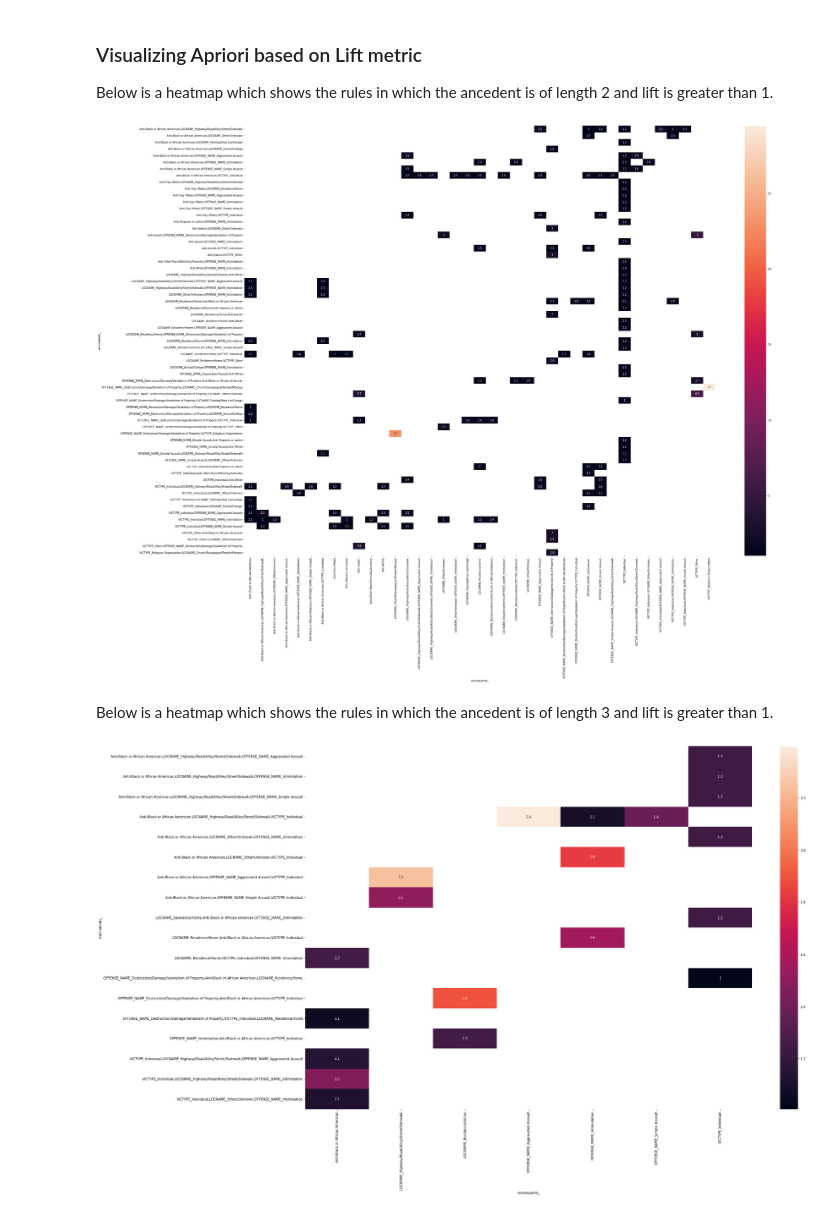
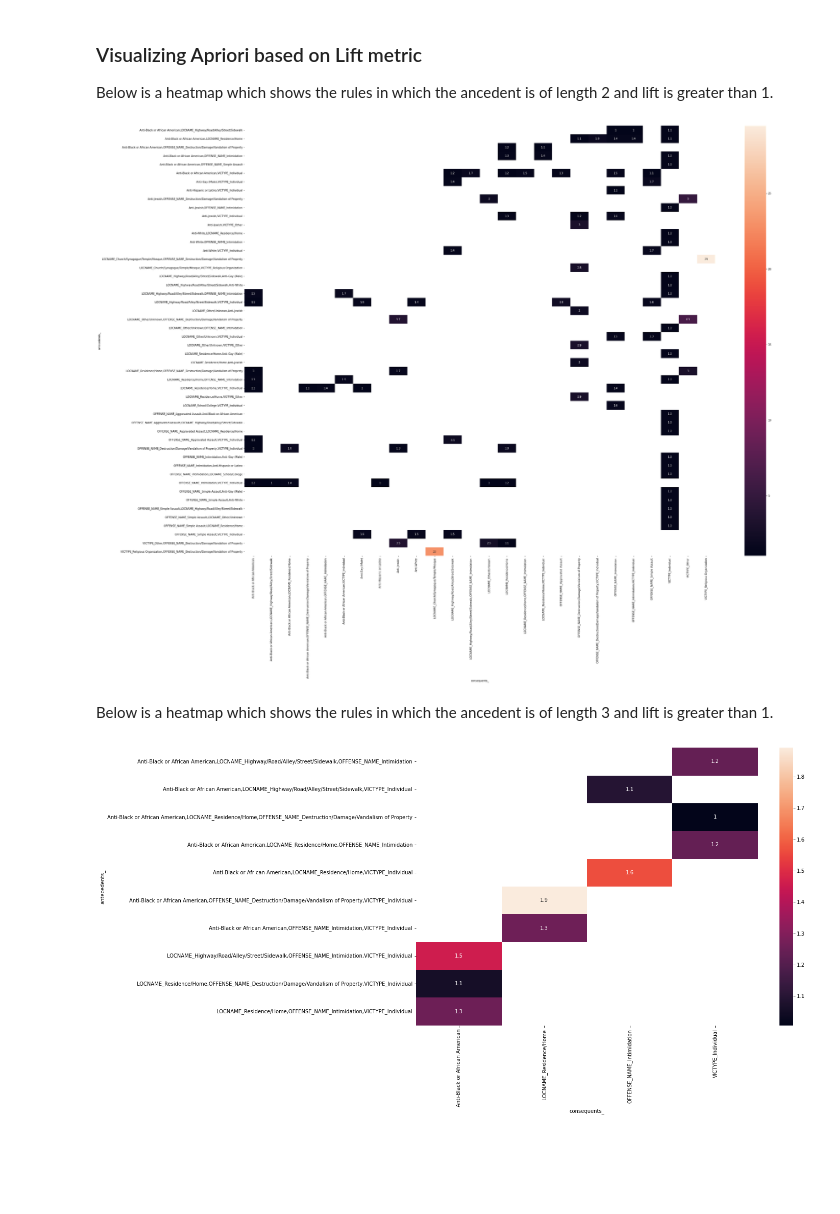
Before and after one commit to alphonso-a/big-data-project, a Jupyter notebook: Mita.ipynb, the cells around one changed output. Cells and saved outputs as stored; diff of their text form; code cells hidden in the pictures; blank space fills up the shorter version.

Commit message:
Amended Apriori

```diff
--- a/Mita.ipynb
+++ b/Mita.ipynb
@@ -387,5 +387,5 @@ Index: [0, 1, 2, 3, 4, 5, 6, 7, 8, 9, 10, 11, 12, 13, 14, 15, 16, 17, 18, 19, 20
 
 [219577 rows x 0 columns]
 # %%
-freq_characteristics = apriori(apriori_df, min_support=0.015, use_colnames=True, verbose=1)
+freq_characteristics = apriori(apriori_df, min_support=0.02, use_colnames=True, verbose=1)
 # %% [output]
@@ -553,17 +553,17 @@ plt.yticks(rotation=0)
 plt.xticks(rotation=90)
 plt.show()
 # %% [output]
-[figure, old version]
+[figure, new version]
 # %% [markdown]
 Below is a heatmap which shows the rules in which the ancedent is of length 3 and lift is greater than 1.
 # %%
 pivot = assoc_rules_filter[assoc_rules_filter['antec_count']==3].pivot(index = 'antecedents_',
                     columns = 'consequents_', values= 'lift')
 # Generate a heatmap with annotations on and the colorbar off
-plt.figure(figsize=(30,20))
+plt.figure(figsize=(15,10))
 sns.heatmap(pivot, annot = True)
 plt.yticks(rotation=0)
 plt.xticks(rotation=90)
 plt.show()
 # %% [output]
-[figure, old version]
+[figure, new version]
```
Also changed, not shown: parts of 9 cells of this notebook.
